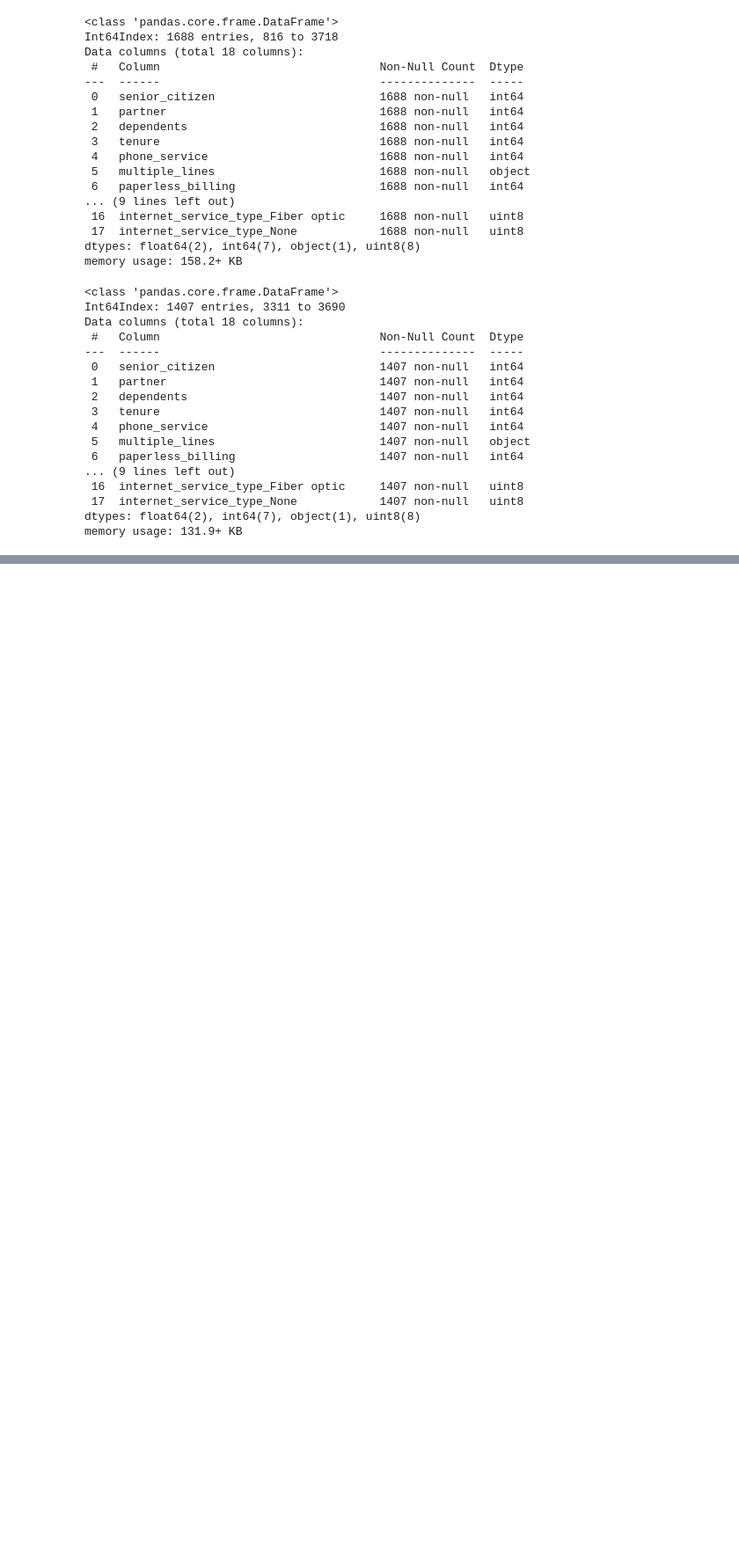
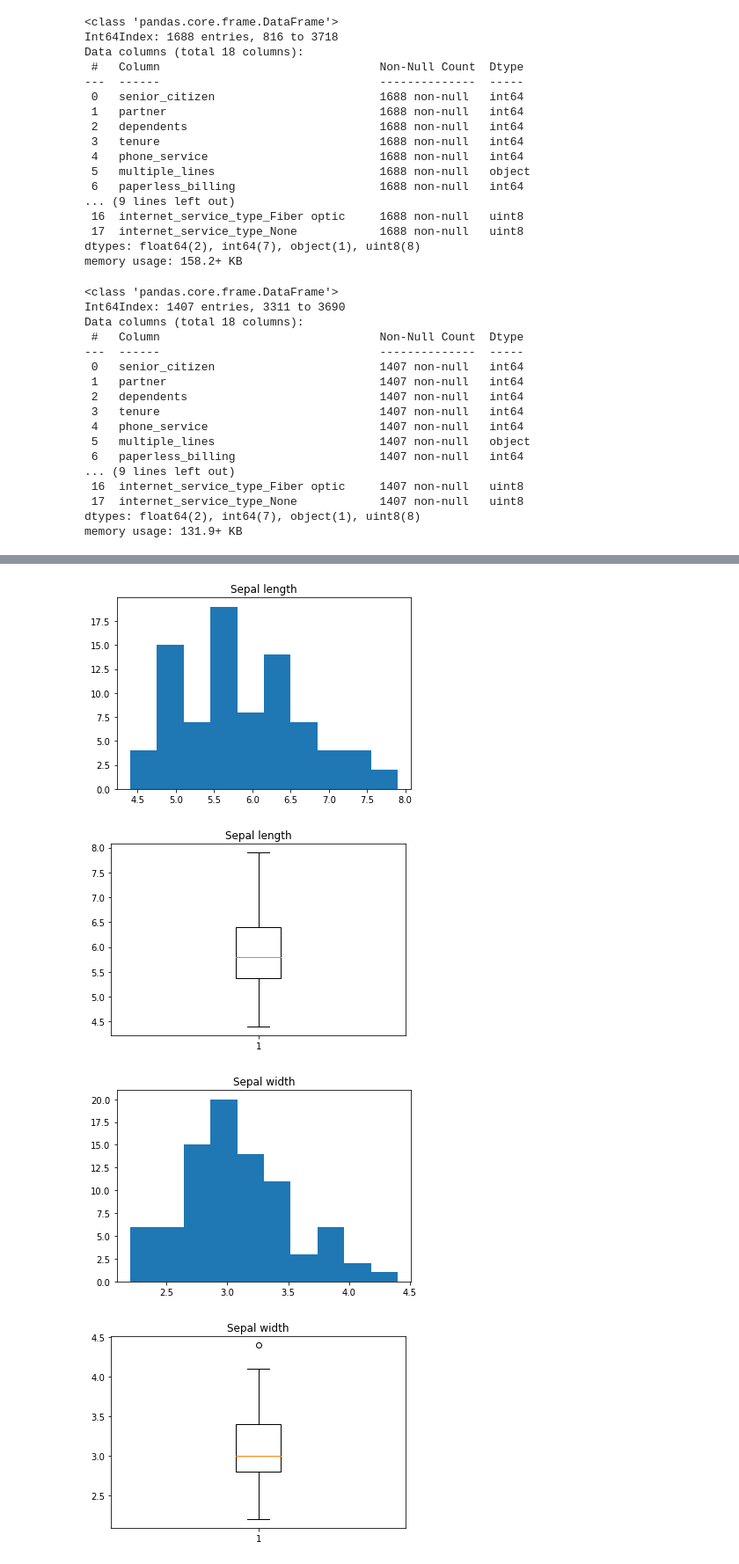
Before and after one commit to kristofer-rivera/classification-exercises, a Jupyter notebook: classification_exercises.ipynb, the cells around one changed output, grey strips where cells are left out. Shown at 88% size. Saved outputs shown, nothing was run; the diff lists cells and outputs as text; code cells hidden in the pictures; blank space fills up the shorter version.

```diff
--- a/classification_exercises.ipynb
+++ b/classification_exercises.ipynb
@@ -859,0 +822,9 @@ train.head()
+# %%
+#Prepare
+#decided to modify prep_iris function from prepration.py to not create dummy variables for clarity
+def prep_iris(iris):
+    iris = iris.drop(['species_id', 'measurement_id'], axis = 1)
+    iris = iris.rename(columns={'species_name': 'species'})
+    return iris
+df = prep_iris(df)
+df.head()
@@ -859,0 +838,3 @@ train.head()
+# %%
+#Split
+train, validate, test = prep.train_validate_test_split(df, 'species')
@@ -859,0 +889,15 @@ train.head()
+# %%
+#Plotting the numeric columns
+numcols = train.columns[[train[col].dtype != 'object' for col in train.columns]]
+for col in numcols:
+    plt.hist(train[col])
+    plt.title(col.replace('_', ' ').capitalize())
+    plt.show()
+    plt.boxplot(train[col])
+    plt.title(col.replace('_', ' ').capitalize())
+    plt.show()
+# %% [output]
+[figure, added]
+[figure, added]
+[figure, added]
+[figure, added]
```
Also changed, not shown: parts of 58 cells of this notebook.
